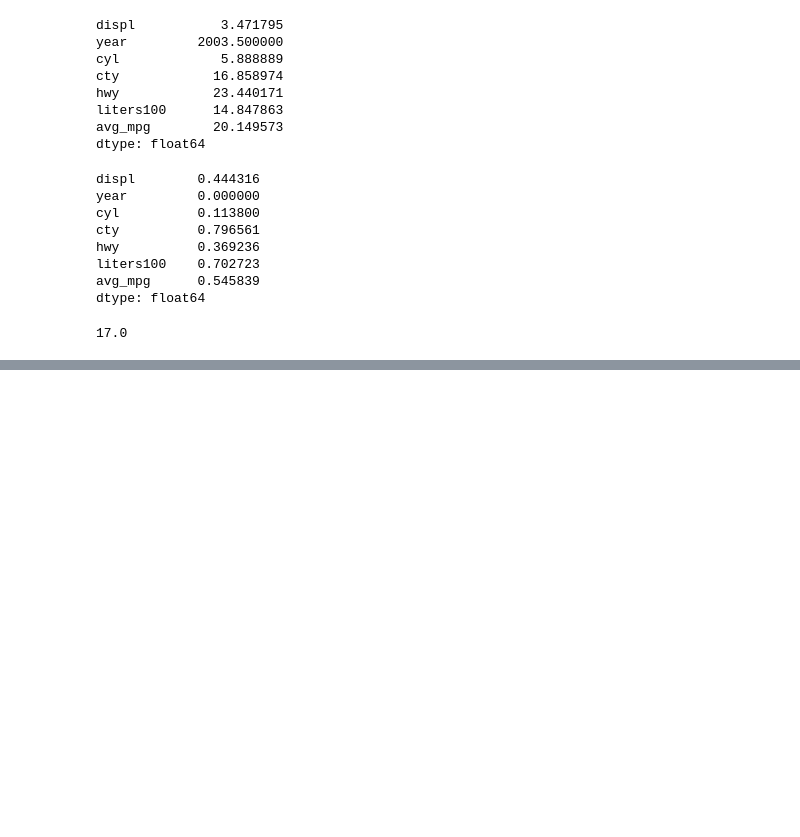
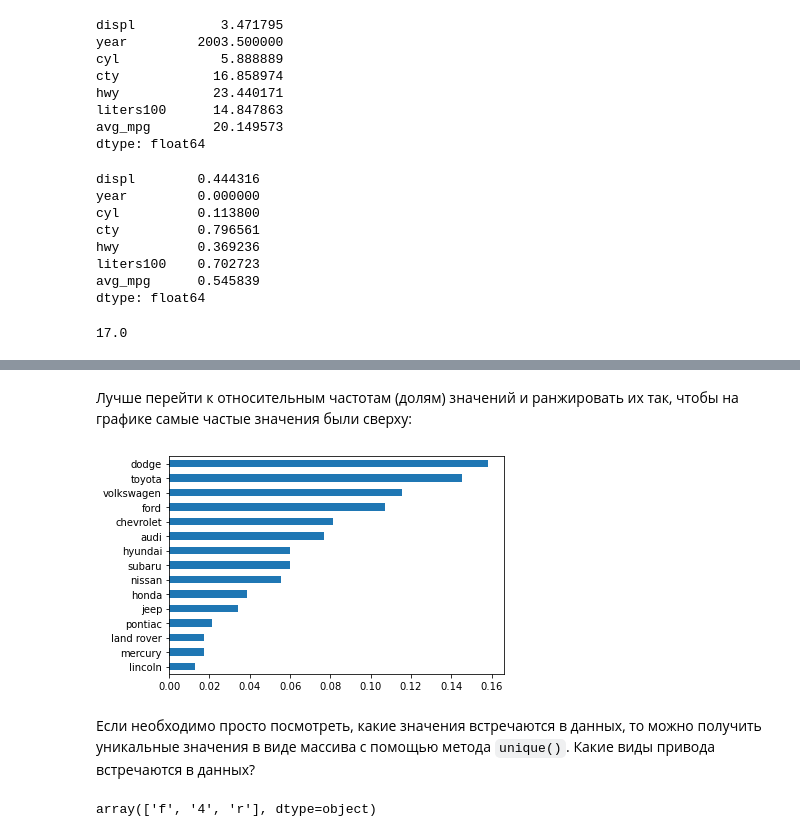
Before and after one commit to postlogist/python-ds, a Jupyter notebook: pandas/01_pandas_basics.ipynb, the cells around one changed output, grey strips where cells are left out. Drawn from its saved outputs; the diff is of its cells as text; code cells hidden in the pictures; blank space fills up the shorter version.

```diff
--- a/pandas/01_pandas_basics.ipynb
+++ b/pandas/01_pandas_basics.ipynb
@@ -1140,0 +1196,12 @@ Name: manufacturer, dtype: int64
+# %% [markdown]
+Лучше перейти к относительным частотам (долям) значений и ранжировать их так, чтобы на графике самые частые значения были сверху:
+# %%
+mpg['manufacturer'].value_counts(normalize=True, ascending=True ).plot(kind='barh');
+# %% [output]
+[figure, added]
+# %% [markdown]
+Если необходимо просто посмотреть, какие значения встречаются в данных, то можно получить уникальные значения в виде массива с помощью метода `unique()`. Какие виды привода встречаются в данных?
+# %%
+mpg['drv'].unique()
+# %% [output]
+array(['f', '4', 'r'], dtype=object)
```
Also changed, not shown: parts of 24 cells of this notebook, 3 other files.
